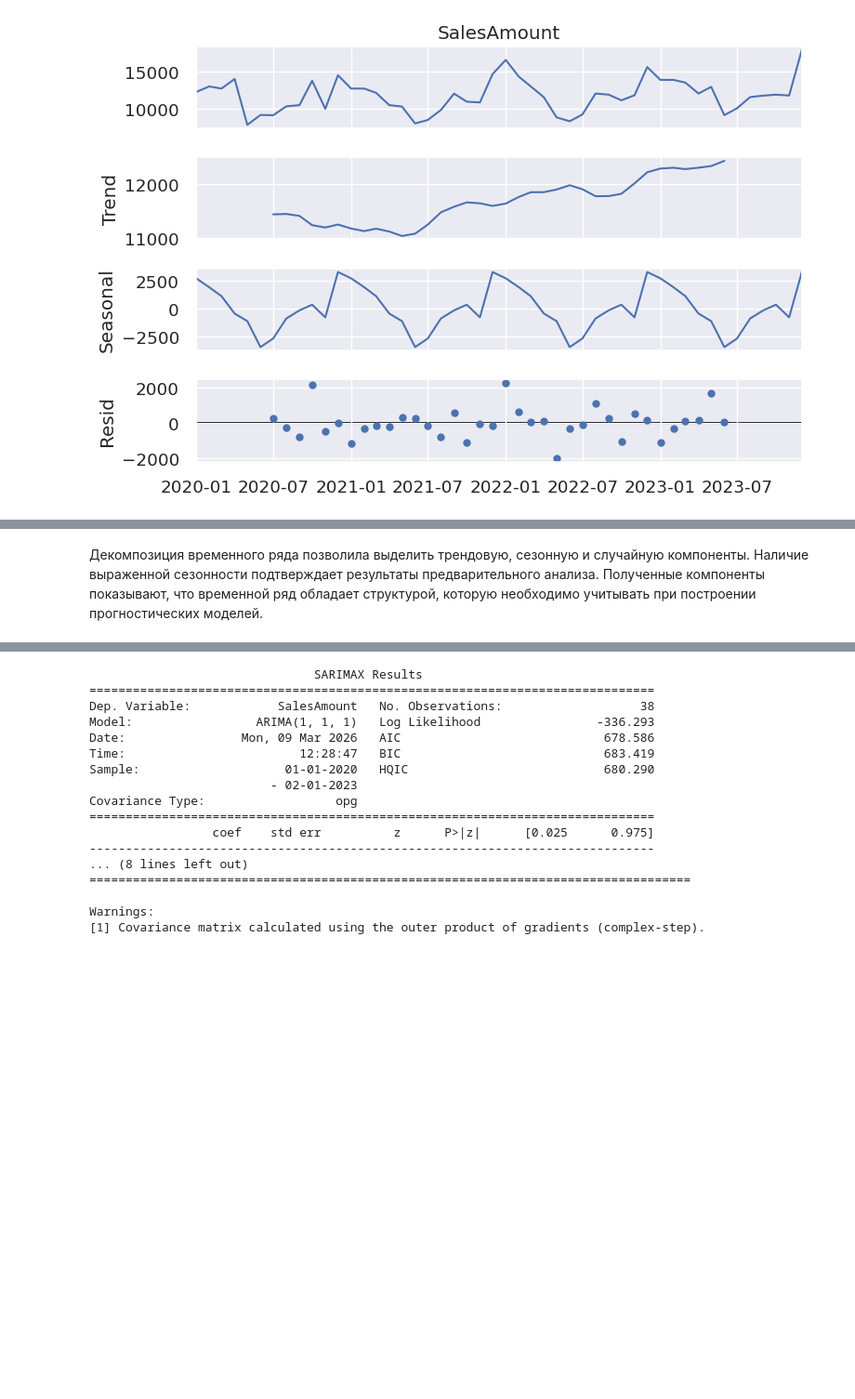
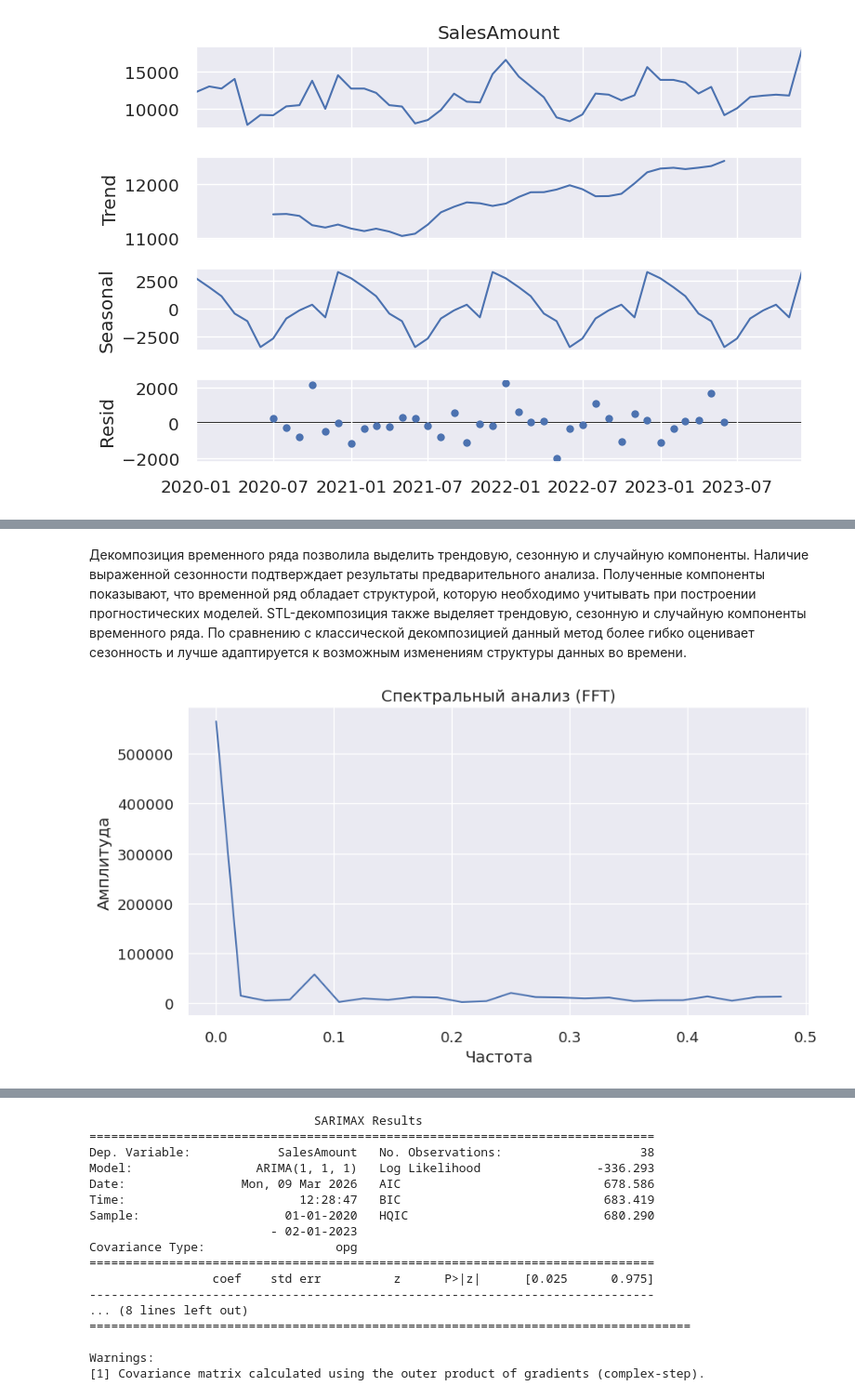
Before and after one commit to AnastasiyaBarabash/data_science_and_ml, a Jupyter notebook: EDA_example_2/lab1.ipynb, the cells around one changed output, grey strips where cells are left out. Shown at 93% size. Saved outputs shown, nothing was run; the diff lists cells and outputs as text; code cells hidden in the pictures; blank space fills up the shorter version.

```diff
--- a/EDA_example_2/lab1.ipynb
+++ b/EDA_example_2/lab1.ipynb
@@ -101,2 +109,22 @@ plt.show()
 # %% [markdown]
 Декомпозиция временного ряда позволила выделить трендовую, сезонную и случайную компоненты. Наличие выраженной сезонности подтверждает результаты предварительного анализа. Полученные компоненты показывают, что временной ряд обладает структурой, которую необходимо учитывать при построении прогностических моделей.
+STL-декомпозиция также выделяет трендовую, сезонную и случайную компоненты временного ряда. По сравнению с классической декомпозицией данный метод более гибко оценивает сезонность и лучше адаптируется к возможным изменениям структуры данных во времени.
+# %%
+n = len(ts)
+
+yf = fft(ts.values)
+xf = fftfreq(n, 1)
+
+power = np.abs(yf)
+
+plt.figure(figsize=(10,5))
+
+plt.plot(xf[:n//2], power[:n//2])
+
+plt.title("Спектральный анализ (FFT)")
+plt.xlabel("Частота")
+plt.ylabel("Амплитуда")
+
+plt.show()
+# %% [output]
+[figure, added]
```
Also changed, not shown: parts of 6 cells of this notebook.
